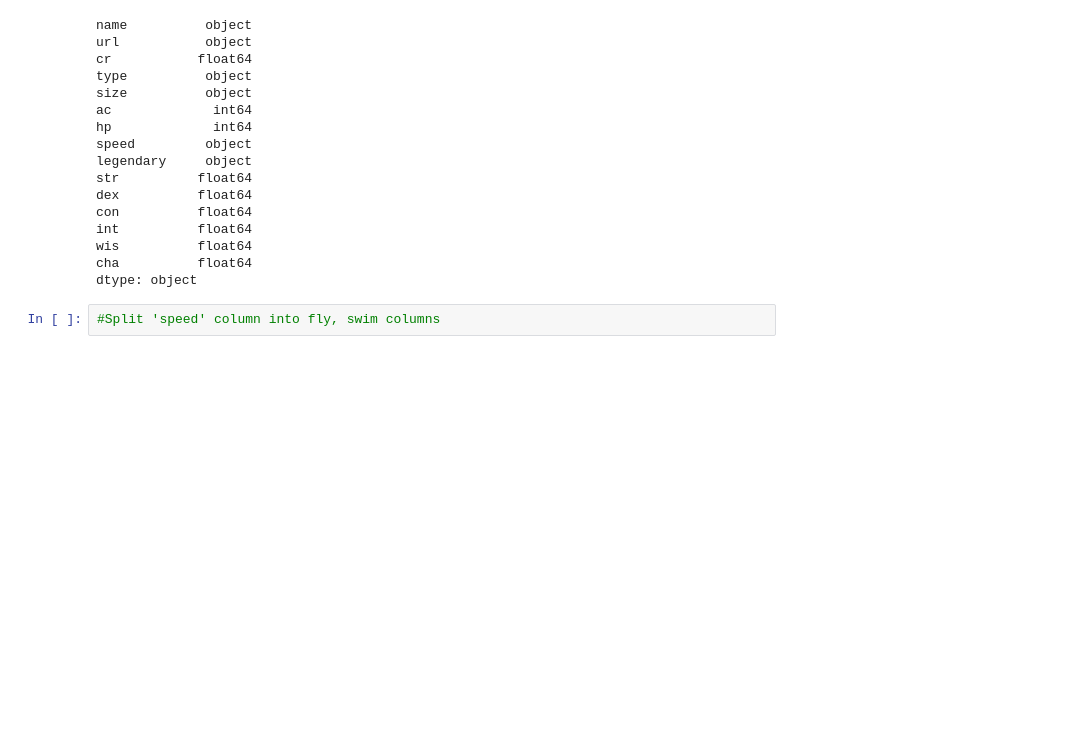
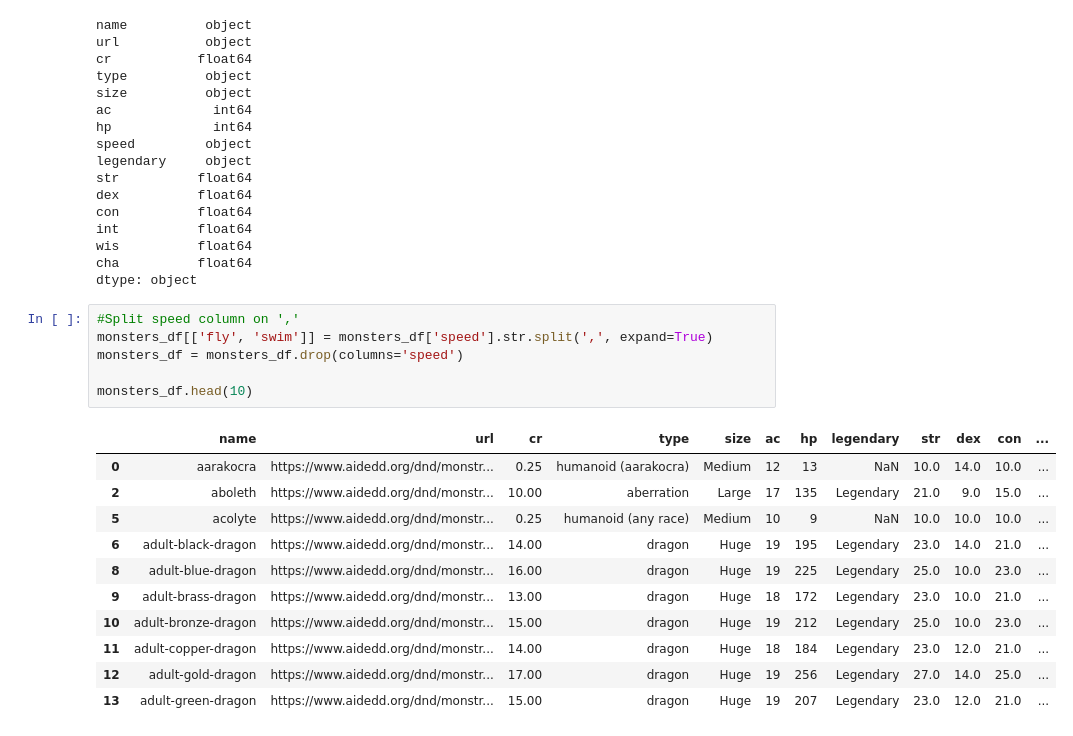
Before and after one commit to TheCarpeDM/DND, a Jupyter notebook: Data_cleaning.ipynb, the cells around one changed output. Saved outputs shown, nothing was run; the diff lists cells and outputs as text; blank space fills up the shorter version.

Commit message:
cleaned up data minus swim column

```diff
--- a/Data_cleaning.ipynb
+++ b/Data_cleaning.ipynb
@@ -92,4 +92,20 @@ wis          float64
 cha          float64
 dtype: object
 # %%
-#Split 'speed' column into fly, swim columns
+#Split speed column on ','
+monsters_df[['fly', 'swim']] = monsters_df['speed'].str.split(',', expand=True)
+monsters_df = monsters_df.drop(columns='speed')
+
+monsters_df.head(10)
+# %% [output]
+|  | name | url | cr | type | size | ac | hp | legendary | str | dex | con | ... |
+| 0 | aarakocra | https://www.aidedd.org/dnd/monstr... | 0.25 | humanoid (aarakocra) | Medium | 12 | 13 | NaN | 10.0 | 14.0 | 10.0 | ... |
+| 2 | aboleth | https://www.aidedd.org/dnd/monstr... | 10.00 | aberration | Large | 17 | 135 | Legendary | 21.0 | 9.0 | 15.0 | ... |
+| 5 | acolyte | https://www.aidedd.org/dnd/monstr... | 0.25 | humanoid (any race) | Medium | 10 | 9 | NaN | 10.0 | 10.0 | 10.0 | ... |
+| 6 | adult-black-dragon | https://www.aidedd.org/dnd/monstr... | 14.00 | dragon | Huge | 19 | 195 | Legendary | 23.0 | 14.0 | 21.0 | ... |
+| 8 | adult-blue-dragon | https://www.aidedd.org/dnd/monstr... | 16.00 | dragon | Huge | 19 | 225 | Legendary | 25.0 | 10.0 | 23.0 | ... |
+| 9 | adult-brass-dragon | https://www.aidedd.org/dnd/monstr... | 13.00 | dragon | Huge | 18 | 172 | Legendary | 23.0 | 10.0 | 21.0 | ... |
+| 10 | adult-bronze-dragon | https://www.aidedd.org/dnd/monstr... | 15.00 | dragon | Huge | 19 | 212 | Legendary | 25.0 | 10.0 | 23.0 | ... |
+| 11 | adult-copper-dragon | https://www.aidedd.org/dnd/monstr... | 14.00 | dragon | Huge | 18 | 184 | Legendary | 23.0 | 12.0 | 21.0 | ... |
+| 12 | adult-gold-dragon | https://www.aidedd.org/dnd/monstr... | 17.00 | dragon | Huge | 19 | 256 | Legendary | 27.0 | 14.0 | 25.0 | ... |
+| 13 | adult-green-dragon | https://www.aidedd.org/dnd/monstr... | 15.00 | dragon | Huge | 19 | 207 | Legendary | 23.0 | 12.0 | 21.0 | ... |
```
Also changed, not shown: parts of 3 cells of this notebook, 1 other file.
